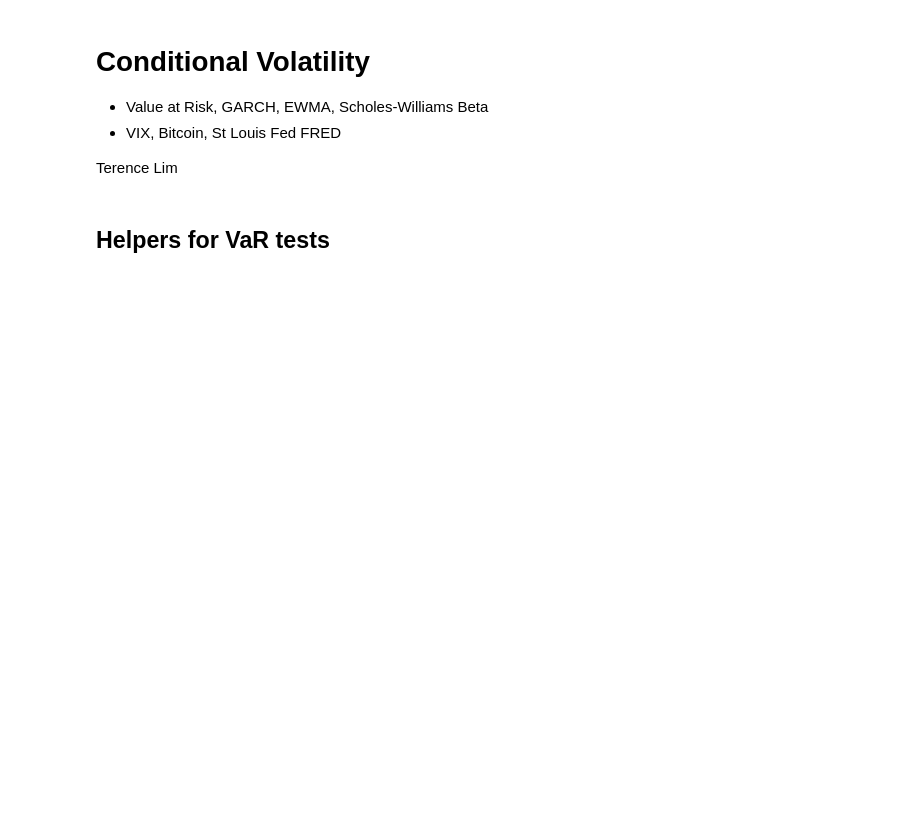
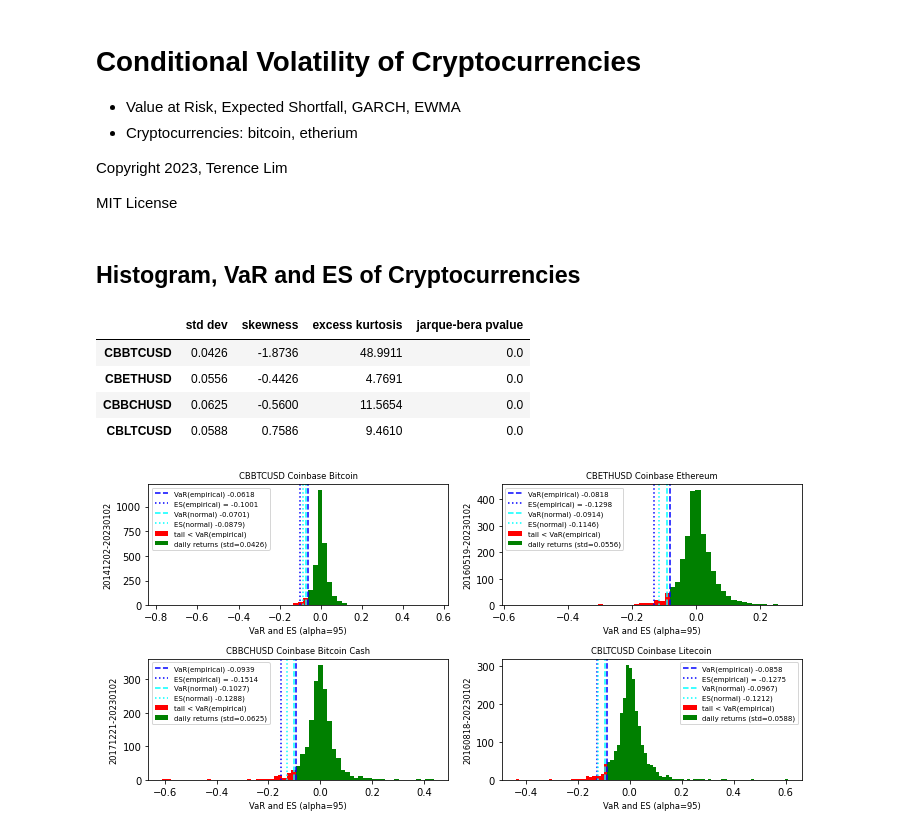
Before and after one commit to terence-lim/data-science-notebooks, a Jupyter notebook: conditional_volatility.ipynb, the cells around one changed output. Drawn from its saved outputs; the diff is of its cells as text; code cells hidden in the pictures; blank space fills up the shorter version.

```diff
--- a/conditional_volatility.ipynb
+++ b/conditional_volatility.ipynb
@@ -1,22 +1,26 @@
 # %% [markdown]
-# Conditional Volatility
+# Conditional Volatility of Cryptocurrencies
 
-- Value at Risk, GARCH, EWMA, Scholes-Williams Beta
-- VIX, Bitcoin, St Louis Fed FRED
+- Value at Risk, Expected Shortfall, GARCH, EWMA
+- Cryptocurrencies: bitcoin, etherium
 
-Terence Lim
+Copyright 2023, Terence Lim
+
+MIT License
 # %%
-import os
 import numpy as np
-import scipy
+from scipy.stats import chi2, norm, t, jarque_bera, kurtosis, skew
 import pandas as pd
 from pandas import DataFrame, Series
 import matplotlib.pyplot as plt
 import seaborn as sns
 from finds.alfred import Alfred
+from finds.recipes import kupiecLR, pof, halflife, RiskMeasure
+from finds.display import show
+from conf import VERBOSE, credentials, paths
 
-from settings import settings
-imgdir = os.path.join(settings['images'], 'ts')
-alf = Alfred(api_key=settings['fred']['api_key'])
+%matplotlib inline
+VERBOSE = 0
+SHOW = dict(ndigits=4, latex=None)
+imgdir = paths['images'] / 'ts'
+alf = Alfred(api_key=credentials['fred']['api_key'])
-# %% [markdown]
-## Helpers for VaR tests
@@ -48,0 +27,53 @@ def halflife(alpha):
+# %% [markdown]
+## Histogram, VaR and ES of Cryptocurrencies
+# %%
+labels = ['CBBTCUSD', 'CBETHUSD', 'CBBCHUSD', 'CBLTCUSD']
+alpha = 0.95   # VaR parameter
+out = {}
+fig, axes = plt.subplots(2, 2, num=1, clear=True, figsize=(10, 5))
+for label, ax in zip(labels, list(axes.ravel())):
+    rets = alf(label, log=1, diff=1).dropna()
+    sigma = rets.std()
+    risk_measure = RiskMeasure(rets, alpha=0.95)
+    var = risk_measure.value_at_risk()
+    es = risk_measure.expected_shortfall()
+    var_normal = risk_measure.value_at_risk(normal=True)
+    es_normal = risk_measure.expected_shortfall(normal=True)
+
+    n, bins, _ = ax.hist(rets[rets < var], color='red', bins=30)
+    stepsize = (bins[-1] - bins[0]) / (len(bins) - 1)
+    bins = np.arange(var, max(rets) + stepsize, stepsize)
+    ax.hist(rets[rets >= var], color='green', bins=bins)
+
+    ax.axvline(var, color='blue', ls='--')
+    ax.axvline(es, color='blue', ls=':')
+    ax.axvline(var_normal, color='cyan', ls='--')
+    ax.axvline(es_normal, color='cyan', ls=':')
+    ax.legend([f'VaR(empirical) {var:.4f}',
+               f'ES(empirical) = {es:.4f}',
+               f'VaR(normal) {var_normal:.4f})',
+               f'ES(normal) {es_normal:.4f})',
+               'tail < VaR(empirical)',
+               f'daily returns (std={sigma:.4f})'], fontsize='x-small')
+    ax.set_title(f"{label} {alf.header(label)[:60]}",
+                 {'fontsize' : 'small'})
+    ax.set_ylabel(f'{min(rets.index)}-{max(rets.index)}',
+                  fontsize='small')
+    ax.set_xlabel(f'VaR and ES (alpha={alpha*100:.0f})',
+                  fontsize='small')
+    out[label] = {'std dev': np.std(rets, ddof=1),
+                  'skewness': skew(rets),
+                  'excess kurtosis': kurtosis(rets)-3,
+                  'jarque-bera pvalue': jarque_bera(rets)[1]}
+plt.tight_layout()
+plt.savefig(imgdir / 'es.jpg')
+
+# Non-normal: Jacque-Bera, excess kurtosis, mixtures
+show(DataFrame(out).T, **SHOW)
+# %% [output]
+|  | std dev | skewness | excess kurtosis | jarque-bera pvalue |
+| CBBTCUSD | 0.0426 | -1.8736 | 48.9911 | 0.0 |
+| CBETHUSD | 0.0556 | -0.4426 | 4.7691 | 0.0 |
+| CBBCHUSD | 0.0625 | -0.5600 | 11.5654 | 0.0 |
+| CBLTCUSD | 0.0588 | 0.7586 | 9.4610 | 0.0 |
+[figure, added]
```
Also changed, not shown: parts of 18 cells of this notebook, 9 other files.
